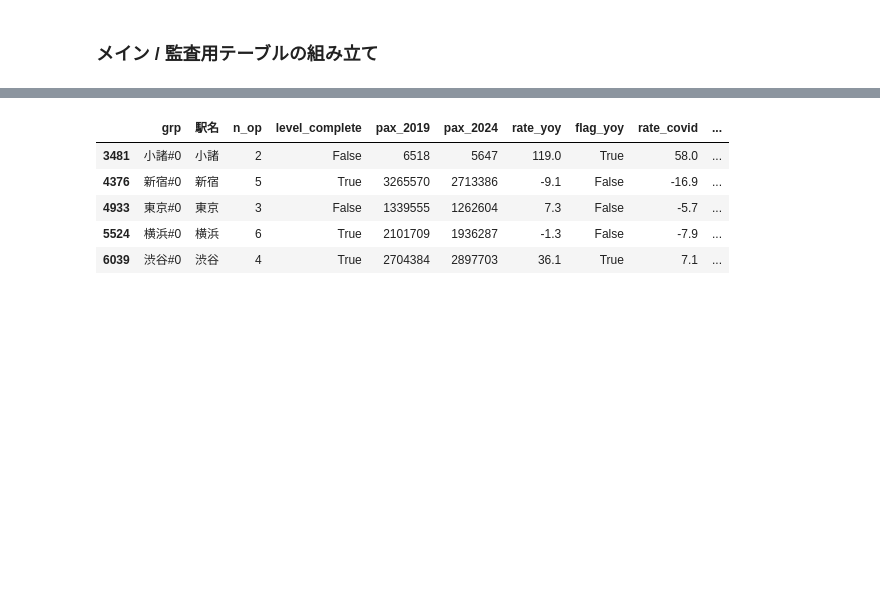
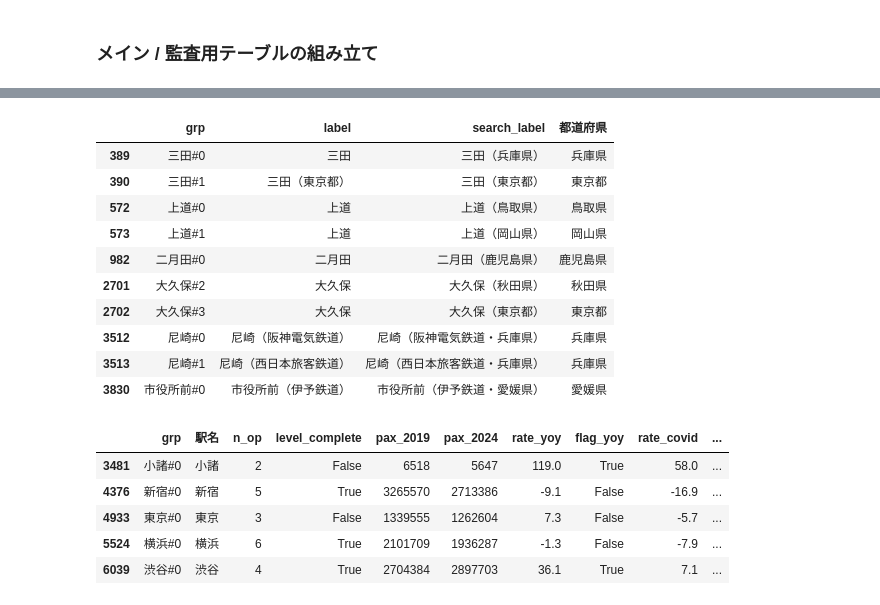
Before and after one commit to kusui26/ai-database-map, a Jupyter notebook: script/create_dataset_for_AI_Database_Map.ipynb, the cells around one changed output, grey strips where cells are left out. Drawn from its saved outputs; the diff is of its cells as text; code cells hidden in the pictures; blank space fills up the shorter version.

```diff
--- a/script/create_dataset_for_AI_Database_Map.ipynb
+++ b/script/create_dataset_for_AI_Database_Map.ipynb
@@ -315,3 +404,20 @@ station_group_operator: (9781, 32)
+# %%
+# 確認: ラベル生成の代表例（A:単独 / B:社付き / C:複数社→素 / D:同一社衝突→素）
+_chk = ["二月田#0", "尼崎#0", "尼崎#1", "市役所前#0", "上道#0", "上道#1",
+        "大久保#2", "大久保#3", "三田#0", "三田#1"]
+station_group[station_group["grp"].isin(_chk)][["grp", "label", "search_label", "都道府県"]]
+# %% [output]
+|  | grp | label | search_label | 都道府県 |
+| 389 | 三田#0 | 三田 | 三田（兵庫県） | 兵庫県 |
+| 390 | 三田#1 | 三田（東京都） | 三田（東京都） | 東京都 |
+| 572 | 上道#0 | 上道 | 上道（鳥取県） | 鳥取県 |
+| 573 | 上道#1 | 上道 | 上道（岡山県） | 岡山県 |
+| 982 | 二月田#0 | 二月田 | 二月田（鹿児島県） | 鹿児島県 |
+| 2701 | 大久保#2 | 大久保 | 大久保（秋田県） | 秋田県 |
+| 2702 | 大久保#3 | 大久保 | 大久保（東京都） | 東京都 |
+| 3512 | 尼崎#0 | 尼崎（阪神電気鉄道） | 尼崎（阪神電気鉄道・兵庫県） | 兵庫県 |
+| 3513 | 尼崎#1 | 尼崎（西日本旅客鉄道） | 尼崎（西日本旅客鉄道・兵庫県） | 兵庫県 |
+| 3830 | 市役所前#0 | 市役所前（伊予鉄道） | 市役所前（伊予鉄道・愛媛県） | 愛媛県 |
 # %%
 # 確認: 代表的な駅（東京・新宿・渋谷・横浜・小諸）
 _check = ["東京#0", "新宿#0", "渋谷#0", "横浜#0", "小諸#0"]
```
Also changed, not shown: parts of 4 cells of this notebook, 1 other file.
